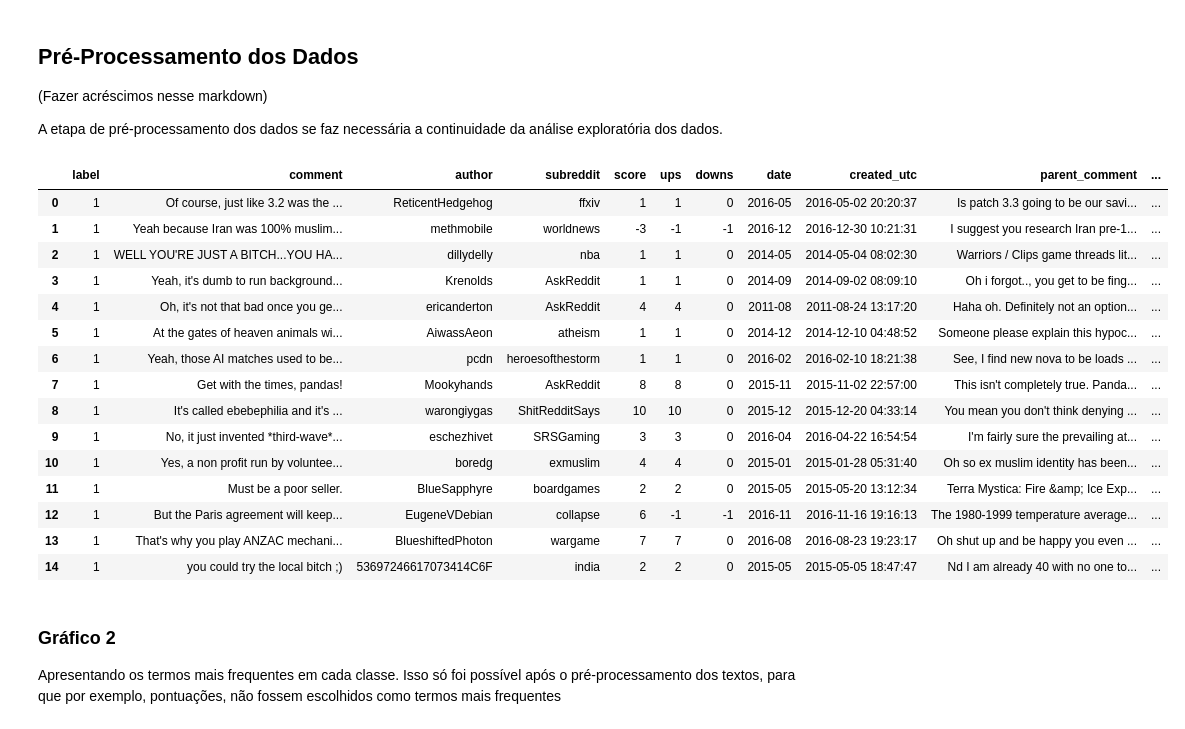
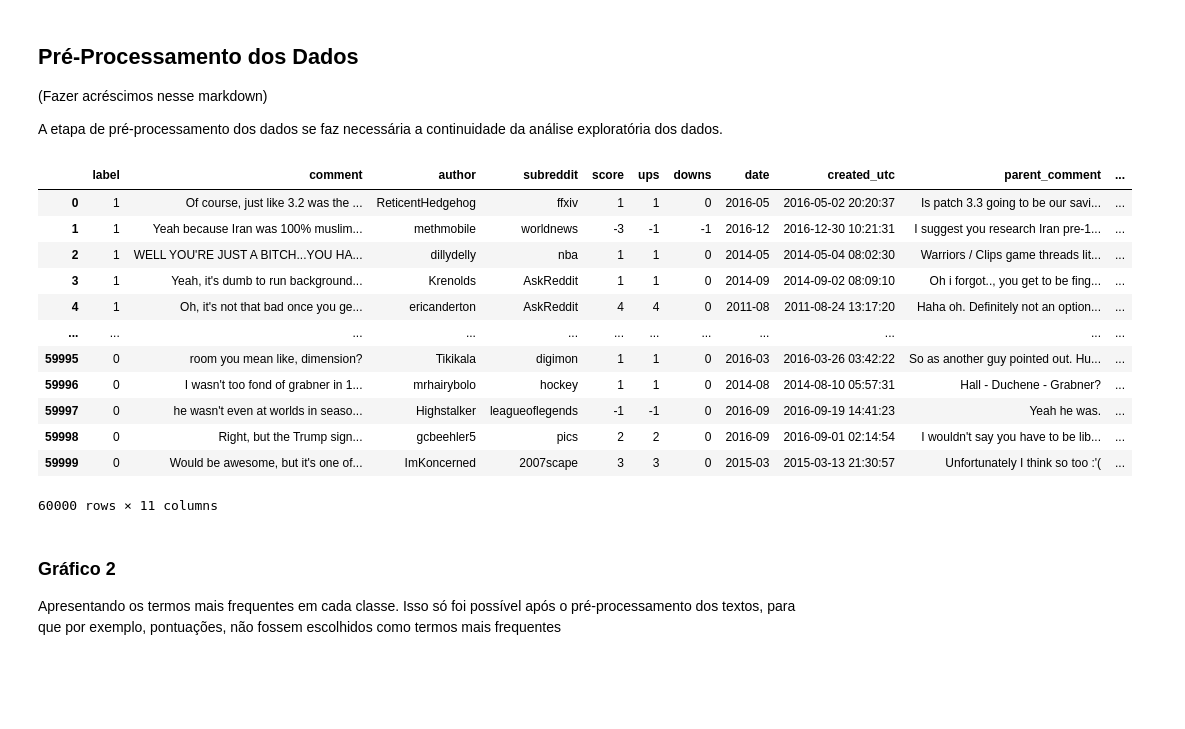
Before and after one commit to Ruann-01/Python_IA, a Jupyter notebook: Trabalho Final/Trabalho Final.ipynb, the cells around one changed output. Drawn from its saved outputs; the diff is of its cells as text; code cells hidden in the pictures; blank space fills up the shorter version.

```diff
--- a/Trabalho Final/Trabalho Final.ipynb
+++ b/Trabalho Final/Trabalho Final.ipynb
@@ -206,32 +206,29 @@ def remocao_stopwords(texto):
 # %%
 def preprocessamento(texto):
     texto = remocao_pontuacao(texto)
     texto = lowering(texto)
     texto = remocao_numeros(texto)
     texto = remocao_stopwords(texto)
     return texto
 
 df_sarc['comment'] = df_sarc['comment'].astype(str)
 # Criei uma nova coluna após pré-processar a coluna comment
 df_sarc['clean_comment']= df_sarc['comment'].apply(lambda x: preprocessamento(x))
-df_sarc.head(15)
+df_sarc
 # %% [output]
 |  | label | comment | author | subreddit | score | ups | downs | date | created_utc | parent_comment | ... |
 | 0 | 1 | Of course, just like 3.2 was the ... | ReticentHedgehog | ffxiv | 1 | 1 | 0 | 2016-05 | 2016-05-02 20:20:37 | Is patch 3.3 going to be our savi... | ... |
 | 1 | 1 | Yeah because Iran was 100% muslim... | methmobile | worldnews | -3 | -1 | -1 | 2016-12 | 2016-12-30 10:21:31 | I suggest you research Iran pre-1... | ... |
 | 2 | 1 | WELL YOU'RE JUST A BITCH...YOU HA... | dillydelly | nba | 1 | 1 | 0 | 2014-05 | 2014-05-04 08:02:30 | Warriors / Clips game threads lit... | ... |
 | 3 | 1 | Yeah, it's dumb to run background... | Krenolds | AskReddit | 1 | 1 | 0 | 2014-09 | 2014-09-02 08:09:10 | Oh i forgot.., you get to be fing... | ... |
 | 4 | 1 | Oh, it's not that bad once you ge... | ericanderton | AskReddit | 4 | 4 | 0 | 2011-08 | 2011-08-24 13:17:20 | Haha oh. Definitely not an option... | ... |
-| 5 | 1 | At the gates of heaven animals wi... | AiwassAeon | atheism | 1 | 1 | 0 | 2014-12 | 2014-12-10 04:48:52 | Someone please explain this hypoc... | ... |
-| 6 | 1 | Yeah, those AI matches used to be... | pcdn | heroesofthestorm | 1 | 1 | 0 | 2016-02 | 2016-02-10 18:21:38 | See, I find new nova to be loads ... | ... |
-| 7 | 1 | Get with the times, pandas! | Mookyhands | AskReddit | 8 | 8 | 0 | 2015-11 | 2015-11-02 22:57:00 | This isn't completely true. Panda... | ... |
-| 8 | 1 | It's called ebebephilia and it's ... | warongiygas | ShitRedditSays | 10 | 10 | 0 | 2015-12 | 2015-12-20 04:33:14 | You mean you don't think denying ... | ... |
-| 9 | 1 | No, it just invented *third-wave*... | eschezhivet | SRSGaming | 3 | 3 | 0 | 2016-04 | 2016-04-22 16:54:54 | I'm fairly sure the prevailing at... | ... |
-| 10 | 1 | Yes, a non profit run by voluntee... | boredg | exmuslim | 4 | 4 | 0 | 2015-01 | 2015-01-28 05:31:40 | Oh so ex muslim identity has been... | ... |
-| 11 | 1 | Must be a poor seller. | BlueSapphyre | boardgames | 2 | 2 | 0 | 2015-05 | 2015-05-20 13:12:34 | Terra Mystica: Fire &amp; Ice Exp... | ... |
-| 12 | 1 | But the Paris agreement will keep... | EugeneVDebian | collapse | 6 | -1 | -1 | 2016-11 | 2016-11-16 19:16:13 | The 1980-1999 temperature average... | ... |
-| 13 | 1 | That's why you play ANZAC mechani... | BlueshiftedPhoton | wargame | 7 | 7 | 0 | 2016-08 | 2016-08-23 19:23:17 | Oh shut up and be happy you even ... | ... |
-| 14 | 1 | you could try the local bitch ;) | 53697246617073414C6F | india | 2 | 2 | 0 | 2015-05 | 2015-05-05 18:47:47 | Nd I am already 40 with no one to... | ... |
+| ... | ... | ... | ... | ... | ... | ... | ... | ... | ... | ... | ... |
+| 59995 | 0 | room you mean like, dimension? | Tikikala | digimon | 1 | 1 | 0 | 2016-03 | 2016-03-26 03:42:22 | So as another guy pointed out. Hu... | ... |
+| 59996 | 0 | I wasn't too fond of grabner in 1... | mrhairybolo | hockey | 1 | 1 | 0 | 2014-08 | 2014-08-10 05:57:31 | Hall - Duchene - Grabner? | ... |
+| 59997 | 0 | he wasn't even at worlds in seaso... | Highstalker | leagueoflegends | -1 | -1 | 0 | 2016-09 | 2016-09-19 14:41:23 | Yeah he was. | ... |
+| 59998 | 0 | Right, but the Trump sign... | gcbeehler5 | pics | 2 | 2 | 0 | 2016-09 | 2016-09-01 02:14:54 | I wouldn't say you have to be lib... | ... |
+| 59999 | 0 | Would be awesome, but it's one of... | ImKoncerned | 2007scape | 3 | 3 | 0 | 2015-03 | 2015-03-13 21:30:57 | Unfortunately I think so too :'( | ... |
+60000 rows × 11 columns
 # %% [markdown]
 ### Gráfico 2
 Apresentando os termos mais frequentes em cada classe. Isso só foi possível após o pré-processamento dos textos, para que por exemplo, pontuações, não fossem escolhidos como termos mais frequentes
```
